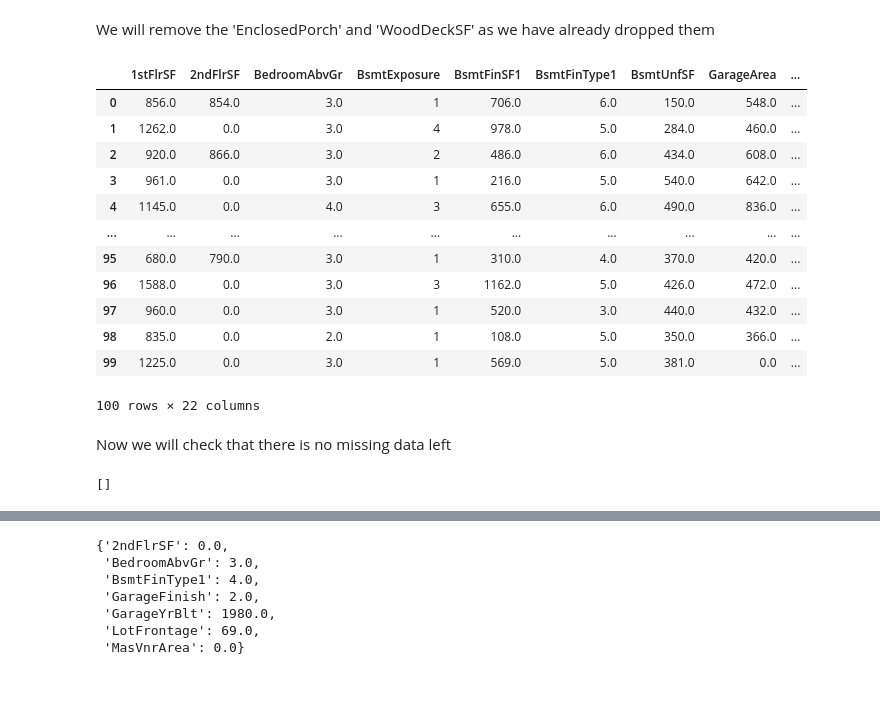
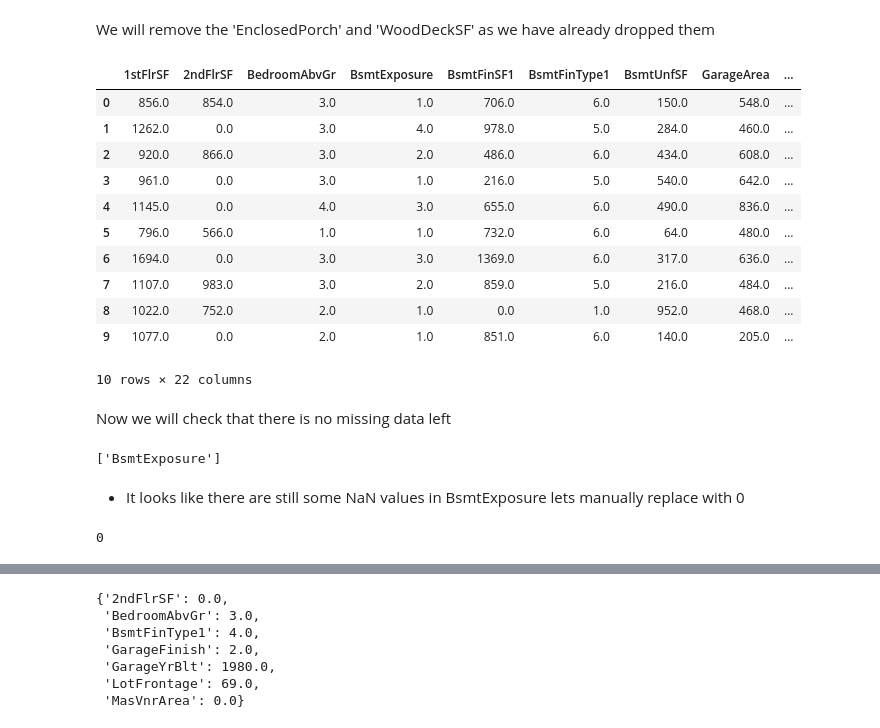
Before and after one commit to James-Burch/PP5-ML-PROJECT, a Jupyter notebook: jupyter_notebooks/2.DataCleaning.ipynb, the cells around one changed output, grey strips where cells are left out. Saved outputs shown, nothing was run; the diff lists cells and outputs as text; code cells hidden in the pictures; blank space fills up the shorter version.

```diff
--- a/jupyter_notebooks/2.DataCleaning.ipynb
+++ b/jupyter_notebooks/2.DataCleaning.ipynb
@@ -84,11 +84,11 @@ df.head(25)
 * **KitchenQual:** Kitchen quality Ex: Excellent; Gd: Good; TA: Typical/Average; Fa: Fair; Po: Poor
 # %%
 # Create a dictionary to change the categories of these variables to numbers
-dic = {'BsmtExposure': {'Gd': 4, 'Av': 3, 'Mn': 2, 'No': 1, 'nan': 0, 'Missing': 0}, 'BsmtFinType1': {'GLQ': 6, 'ALQ': 5, 'BLQ': 4, 'Rec': 3, 'LwQ': 2, 'Unf': 1, 'None': 0}, 'GarageFinish': {'Fin': 3, 'RFn': 2, 'Unf': 1, 'None': 0}, 'KitchenQual': {'Ex': 4, 'Gd': 3, 'TA': 2, 'Fa': 1, 'Po': 0}}
-df1=df.copy()
+dic = {'BsmtExposure': {'Gd': 4, 'Av': 3, 'Mn': 2, 'No': 1, 'None': 0}, 'BsmtFinType1': {'GLQ': 6, 'ALQ': 5, 'BLQ': 4, 'Rec': 3, 'LwQ': 2, 'Unf': 1, 'None': 0}, 'GarageFinish': {'Fin': 3, 'RFn': 2, 'Unf': 1, 'None': 0}, 'KitchenQual': {'Ex': 4, 'Gd': 3, 'TA': 2, 'Fa': 1, 'Po': 0}}
+df2=df.copy()
 for col in df.columns[df.dtypes=='object'].to_list():
-    df1[col] = df1[col].replace(dic[col])
-df1.head()
+    df2[col] = df2[col].replace(dic[col])
+df2.head()
 # %% [output]
 |  | 1stFlrSF | 2ndFlrSF | BedroomAbvGr | BsmtExposure | BsmtFinSF1 | BsmtFinType1 | BsmtUnfSF | EnclosedPorch | ... |
 | 0 | 856.0 | 854.0 | 3.0 | 1.0 | 706.0 | 6.0 | 150.0 | 0.0 | ... |
@@ -210,33 +210,31 @@ We will remove the 'EnclosedPorch' and 'WoodDeckSF' as we have already dropped t
 # %%
 vars_with_missing_data = ['2ndFlrSF', 'BedroomAbvGr', 'BsmtFinType1', 'GarageFinish', 'GarageYrBlt', 'LotFrontage', 'MasVnrArea']
 
-from feature_engine.imputation import CategoricalImputer, MeanMedianImputer
+from feature_engine.imputation import MeanMedianImputer
 
 
 pipeline = Pipeline([
       ('drop_features', DropFeatures(features_to_drop = ['EnclosedPorch', 'WoodDeckSF'])),
-      ('categorical_imputer', CategoricalImputer(imputation_method='missing', variables=['BsmtExposure'])),
       ('custom_encoder', MyCustomEncoder(variables=['BsmtExposure', 'BsmtFinType1', 'GarageFinish', 'KitchenQual'], dic=dic)),
       ('median_imputer',  MeanMedianImputer(imputation_method='median', variables=vars_with_missing_data))
 ])
 
-df1 = df.copy()
-df_transformed = pipeline.fit_transform(df1)
+df2 = df.copy()
+df_transformed = pipeline.fit_transform(df2)
 df_transformed.head(10)
 # %% [output]
 |  | 1stFlrSF | 2ndFlrSF | BedroomAbvGr | BsmtExposure | BsmtFinSF1 | BsmtFinType1 | BsmtUnfSF | GarageArea | ... |
-| 0 | 856.0 | 854.0 | 3.0 | 1 | 706.0 | 6.0 | 150.0 | 548.0 | ... |
-| 1 | 1262.0 | 0.0 | 3.0 | 4 | 978.0 | 5.0 | 284.0 | 460.0 | ... |
-| 2 | 920.0 | 866.0 | 3.0 | 2 | 486.0 | 6.0 | 434.0 | 608.0 | ... |
-| 3 | 961.0 | 0.0 | 3.0 | 1 | 216.0 | 5.0 | 540.0 | 642.0 | ... |
-| 4 | 1145.0 | 0.0 | 4.0 | 3 | 655.0 | 6.0 | 490.0 | 836.0 | ... |
-| ... | ... | ... | ... | ... | ... | ... | ... | ... | ... |
-| 95 | 680.0 | 790.0 | 3.0 | 1 | 310.0 | 4.0 | 370.0 | 420.0 | ... |
-| 96 | 1588.0 | 0.0 | 3.0 | 3 | 1162.0 | 5.0 | 426.0 | 472.0 | ... |
-| 97 | 960.0 | 0.0 | 3.0 | 1 | 520.0 | 3.0 | 440.0 | 432.0 | ... |
-| 98 | 835.0 | 0.0 | 2.0 | 1 | 108.0 | 5.0 | 350.0 | 366.0 | ... |
-| 99 | 1225.0 | 0.0 | 3.0 | 1 | 569.0 | 5.0 | 381.0 | 0.0 | ... |
+| 0 | 856.0 | 854.0 | 3.0 | 1.0 | 706.0 | 6.0 | 150.0 | 548.0 | ... |
+| 1 | 1262.0 | 0.0 | 3.0 | 4.0 | 978.0 | 5.0 | 284.0 | 460.0 | ... |
+| 2 | 920.0 | 866.0 | 3.0 | 2.0 | 486.0 | 6.0 | 434.0 | 608.0 | ... |
+| 3 | 961.0 | 0.0 | 3.0 | 1.0 | 216.0 | 5.0 | 540.0 | 642.0 | ... |
+| 4 | 1145.0 | 0.0 | 4.0 | 3.0 | 655.0 | 6.0 | 490.0 | 836.0 | ... |
+| 5 | 796.0 | 566.0 | 1.0 | 1.0 | 732.0 | 6.0 | 64.0 | 480.0 | ... |
+| 6 | 1694.0 | 0.0 | 3.0 | 3.0 | 1369.0 | 6.0 | 317.0 | 636.0 | ... |
+| 7 | 1107.0 | 983.0 | 3.0 | 2.0 | 859.0 | 5.0 | 216.0 | 484.0 | ... |
+| 8 | 1022.0 | 752.0 | 2.0 | 1.0 | 0.0 | 1.0 | 952.0 | 468.0 | ... |
+| 9 | 1077.0 | 0.0 | 2.0 | 1.0 | 851.0 | 6.0 | 140.0 | 205.0 | ... |
-100 rows × 22 columns
+10 rows × 22 columns
 # %% [markdown]
 Now we will check that there is no missing data left
 # %%
@@ -244,4 +242,13 @@ vars_with_missing_data = df_transformed.columns[df_transformed.isna().sum() > 0]
 
 vars_with_missing_data
 # %% [output]
-[]
+['BsmtExposure']
+# %% [markdown]
+* It looks like there are still some NaN values in BsmtExposure lets manually replace with 0
+# %%
+df_transformed['BsmtExposure'] = df_transformed['BsmtExposure'].fillna(0)
+
+# Verify that NaNs are gone
+print(df_transformed['BsmtExposure'].isna().sum())
+# %% [output]
+0
```
Also changed, not shown: parts of 3 cells of this notebook, 2 other files.
